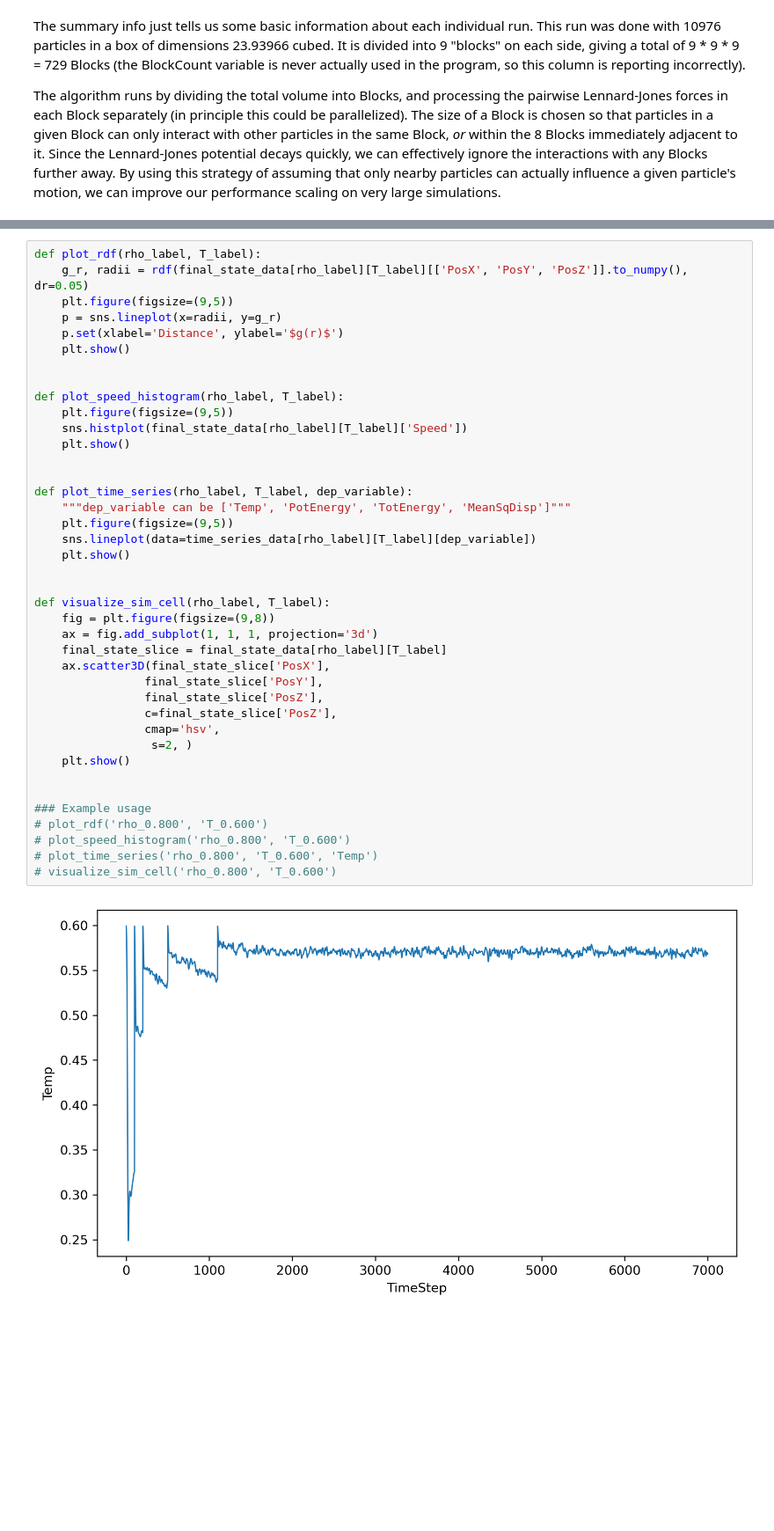
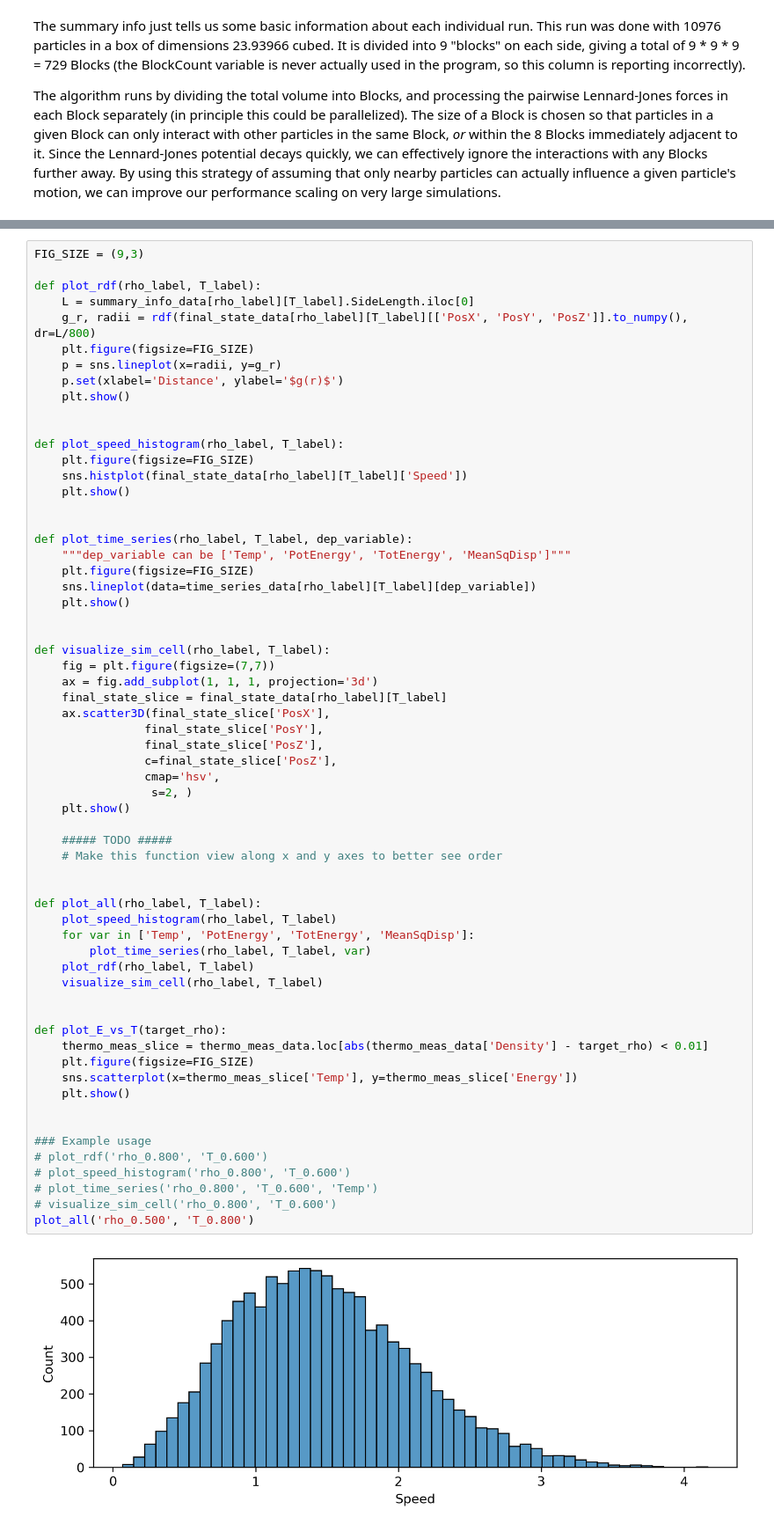
Before and after one commit to kyledmiller/lennard-jones-particles-c, a Jupyter notebook: Molecular-Dynamics_adapted-for-MSE358.ipynb, the cells around one changed output, grey strips where cells are left out. Shown at 88% size. Cells and saved outputs as stored; diff of their text form; blank space fills up the shorter version.

Commit message:
updating visualizations, testing sim run, need newer ubunutu release for the C library

```diff
--- a/Molecular-Dynamics_adapted-for-MSE358.ipynb
+++ b/Molecular-Dynamics_adapted-for-MSE358.ipynb
@@ -85,42 +124,64 @@ Below we provide functions which plot relevant data from the MD simulations.
 # %%
+FIG_SIZE = (9,3)
+
 def plot_rdf(rho_label, T_label):
-    g_r, radii = rdf(final_state_data[rho_label][T_label][['PosX', 'PosY', 'PosZ']].to_numpy(), dr=0.05)
-    plt.figure(figsize=(9,5))
+    L = summary_info_data[rho_label][T_label].SideLength.iloc[0]
+    g_r, radii = rdf(final_state_data[rho_label][T_label][['PosX', 'PosY', 'PosZ']].to_numpy(), dr=L/800)
+    plt.figure(figsize=FIG_SIZE)
     p = sns.lineplot(x=radii, y=g_r)
     p.set(xlabel='Distance', ylabel='$g(r)$')
     plt.show()
 
 
 def plot_speed_histogram(rho_label, T_label):
-    plt.figure(figsize=(9,5))
+    plt.figure(figsize=FIG_SIZE)
     sns.histplot(final_state_data[rho_label][T_label]['Speed'])
     plt.show()
 
 
 def plot_time_series(rho_label, T_label, dep_variable):
     """dep_variable can be ['Temp', 'PotEnergy', 'TotEnergy', 'MeanSqDisp']"""
-    plt.figure(figsize=(9,5))
+    plt.figure(figsize=FIG_SIZE)
     sns.lineplot(data=time_series_data[rho_label][T_label][dep_variable])
     plt.show()
 
 
 def visualize_sim_cell(rho_label, T_label):
-    fig = plt.figure(figsize=(9,8))
+    fig = plt.figure(figsize=(7,7))
     ax = fig.add_subplot(1, 1, 1, projection='3d')
     final_state_slice = final_state_data[rho_label][T_label]
     ax.scatter3D(final_state_slice['PosX'],
                 final_state_slice['PosY'],
                 final_state_slice['PosZ'],
                 c=final_state_slice['PosZ'],
                 cmap='hsv',
                  s=2, )
     plt.show()
 
+    ##### TODO #####
+    # Make this function view along x and y axes to better see order
+
+
+def plot_all(rho_label, T_label):
+    plot_speed_histogram(rho_label, T_label)
+    for var in ['Temp', 'PotEnergy', 'TotEnergy', 'MeanSqDisp']:
+        plot_time_series(rho_label, T_label, var)
+    plot_rdf(rho_label, T_label)
+    visualize_sim_cell(rho_label, T_label)
+
+
+def plot_E_vs_T(target_rho):
+    thermo_meas_slice = thermo_meas_data.loc[abs(thermo_meas_data['Density'] - target_rho) < 0.01]
+    plt.figure(figsize=FIG_SIZE)
+    sns.scatterplot(x=thermo_meas_slice['Temp'], y=thermo_meas_slice['Energy'])
+    plt.show()
+
 
 ### Example usage
 # plot_rdf('rho_0.800', 'T_0.600')
 # plot_speed_histogram('rho_0.800', 'T_0.600')
 # plot_time_series('rho_0.800', 'T_0.600', 'Temp')
 # visualize_sim_cell('rho_0.800', 'T_0.600')
+plot_all('rho_0.500', 'T_0.800')
 # %% [output]
-[figure, old version]
+[figure, new version]
```
Also changed, not shown: parts of 10 cells of this notebook, 2 other files.
